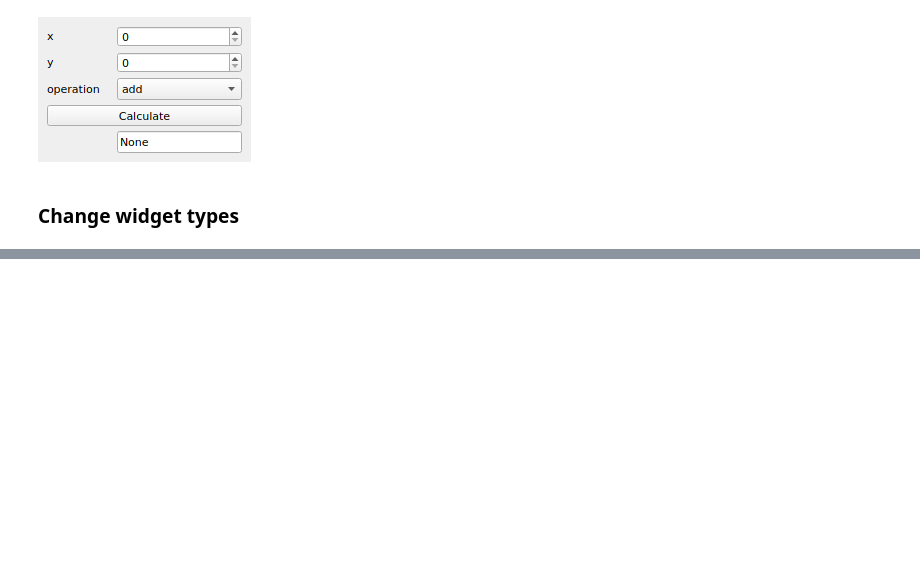
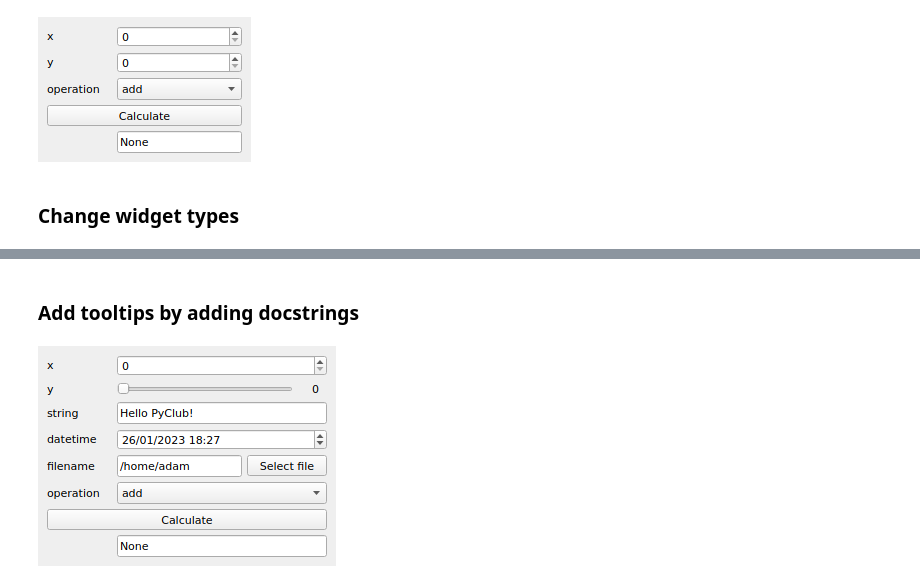
Before and after one commit to adamltyson/magicgui-demo, a Jupyter notebook: examples.ipynb, the cells around one changed output, grey strips where cells are left out. Saved outputs shown, nothing was run; the diff lists cells and outputs as text; code cells hidden in the pictures; blank space fills up the shorter version.

```diff
--- a/examples.ipynb
+++ b/examples.ipynb
@@ -110,0 +149,44 @@ calculator.show(run=True)
+# %% [markdown]
+### Add tooltips by adding docstrings
+# %%
+@magicgui(operation={"choices": ["add", "subtract", "multiply", "divide"]},
+         call_button="Calculate", result_widget=True,
+         x={"widget_type": "SpinBox","min": 0, "max": 100},
+         y={"widget_type": "Slider", "min": 0, "max": 100})
+def calculator(x: int,
+               y: int,
+               string="Hello PyClub!",
+               datetime=datetime.datetime.now(),
+               filename=Path.home(),
+               operation="add"):
+
+        """Calculator app.
+
+        Parameters
+        ----------
+        x : int
+            The first number
+        y : int
+            The second number
+        datetime : datetime.datetime, optional
+            The date and time
+        filename : str, optional
+            Pick a path, by default Path.home()
+        """
+
+
+        for _i in trange(100):
+            sleep(0.01)
+
+        if operation == "add":
+            return x + y
+        elif operation == "subtract":
+            return x - y
+        elif operation == "multiply":
+            return x * y
+        elif operation == "divide":
+            return x / y
+
+calculator.show(run=True)
+# %% [output]
+[figure, added]
```
Also changed, not shown: parts of 14 cells of this notebook, 1 other file.
